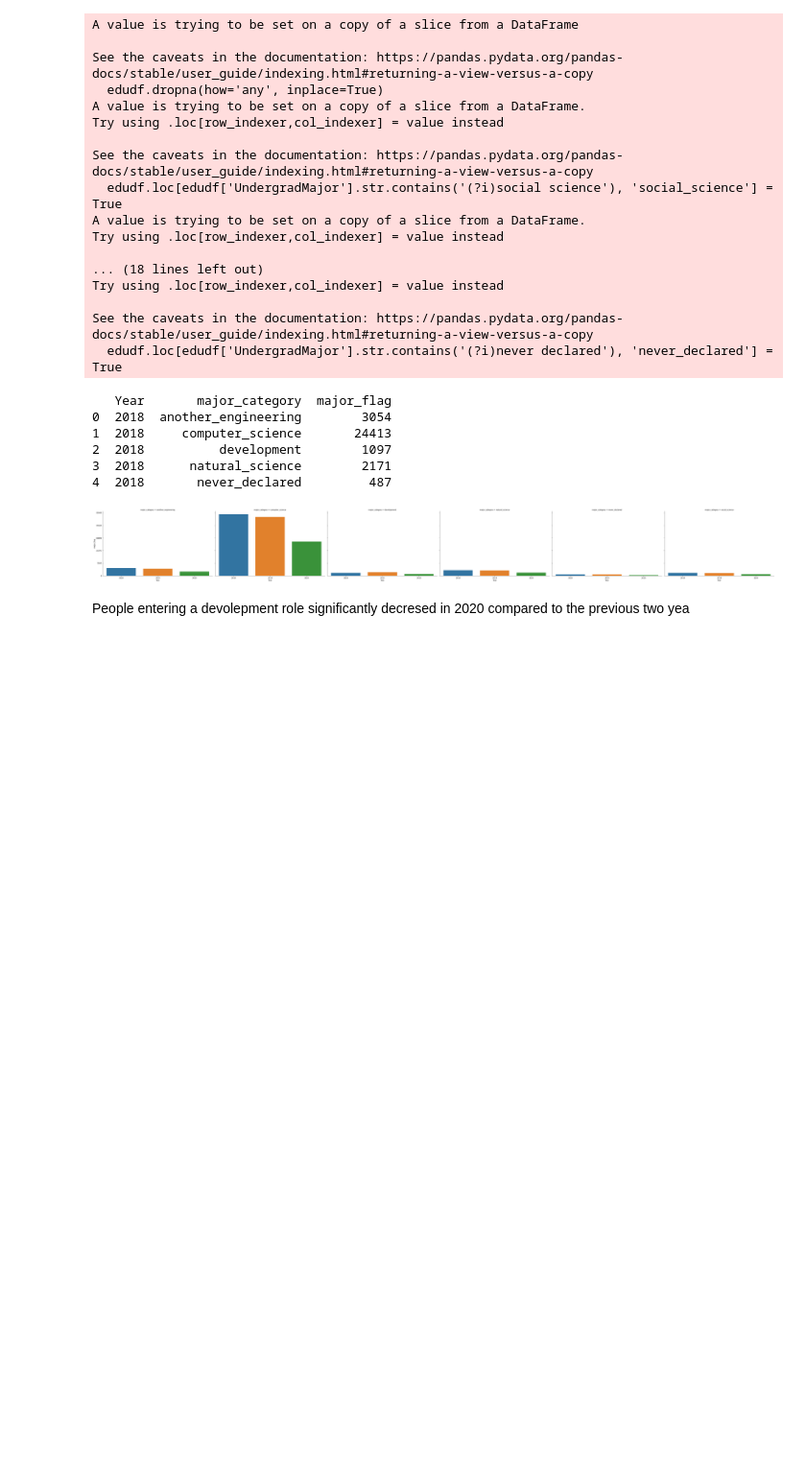
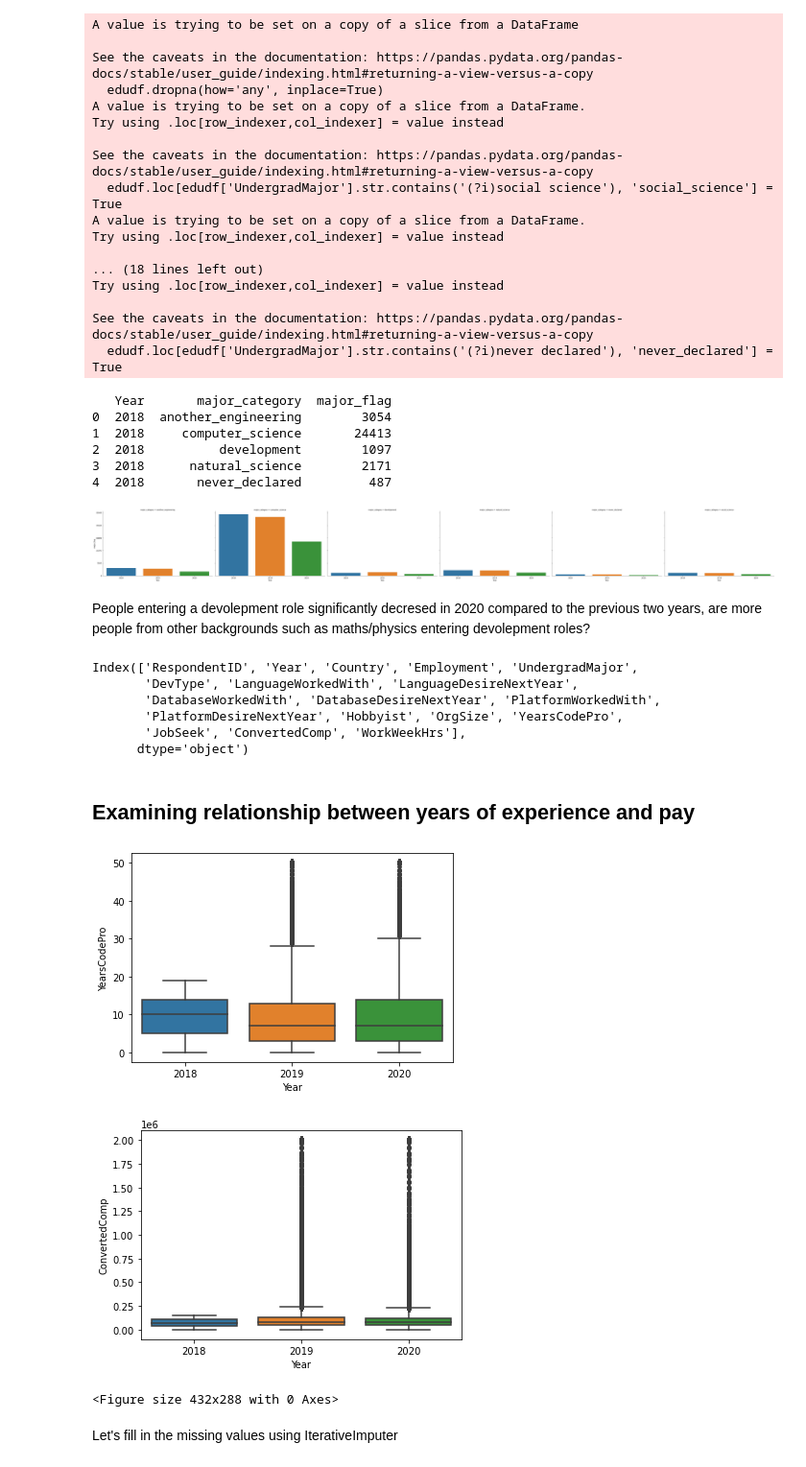
Before and after one commit to jake321southall/stack-overflow-survey-trends, a Jupyter notebook: stack-overflow-survey-trends/stack overflow survey trends.ipynb, the cells around one changed output. Shown at 96% size. Saved outputs shown, nothing was run; the diff lists cells and outputs as text; code cells hidden in the pictures; blank space fills up the shorter version.

Commit message:
analysed relationship between pay and salery, and finished project

```diff
--- a/stack-overflow-survey-trends/stack overflow survey trends.ipynb
+++ b/stack-overflow-survey-trends/stack overflow survey trends.ipynb
@@ -296,4 +297,30 @@ eduFig = sns.catplot(x="Year", y='major_flag', col="major_category",
 # %% [output]
 [figure]
 # %% [markdown]
-People entering a devolepment role significantly decresed in 2020 compared to the previous two yea
+People entering a devolepment role significantly decresed in 2020 compared to the previous two years, are more people from other backgrounds such as maths/physics entering devolepment roles?
+# %%
+df.columns
+# %% [output]
+Index(['RespondentID', 'Year', 'Country', 'Employment', 'UndergradMajor',
+       'DevType', 'LanguageWorkedWith', 'LanguageDesireNextYear',
+       'DatabaseWorkedWith', 'DatabaseDesireNextYear', 'PlatformWorkedWith',
+       'PlatformDesireNextYear', 'Hobbyist', 'OrgSize', 'YearsCodePro',
+       'JobSeek', 'ConvertedComp', 'WorkWeekHrs'],
+      dtype='object')
+# %% [markdown]
+## Examining relationship between years of experience and pay
+# %%
+compFields = df[['Year','YearsCodePro','ConvertedComp']]
+
+sns.boxplot(data=compFields, x='Year', y='YearsCodePro')
+plt.show()
+plt.clf()
+sns.boxplot(data=compFields, x='Year', y='ConvertedComp')
+plt.show()
+plt.clf()
+# %% [output]
+[figure, added]
+[figure, added]
+<Figure size 432x288 with 0 Axes>
+# %% [markdown]
+Let's fill in the missing values using IterativeImputer
```
Also changed, not shown: parts of 5 cells of this notebook.
